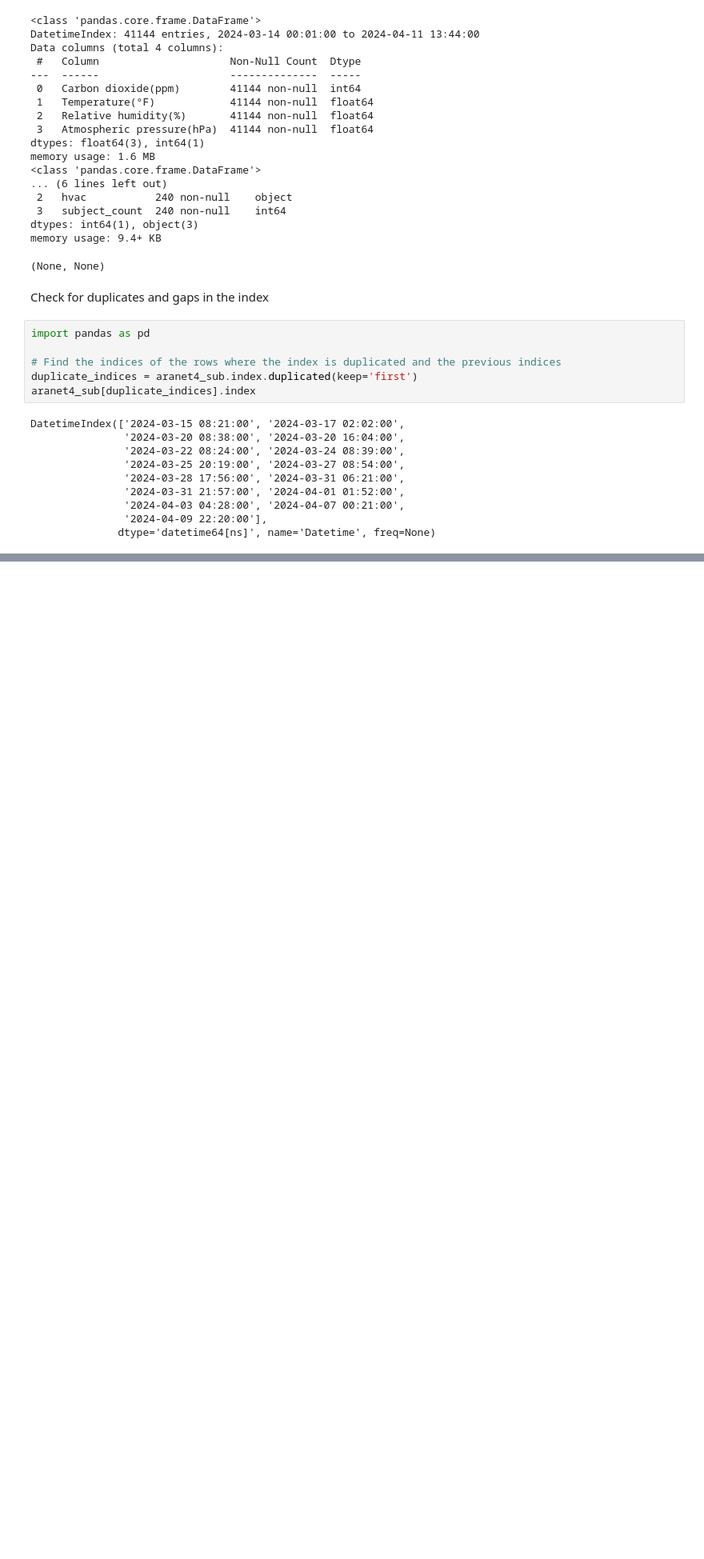
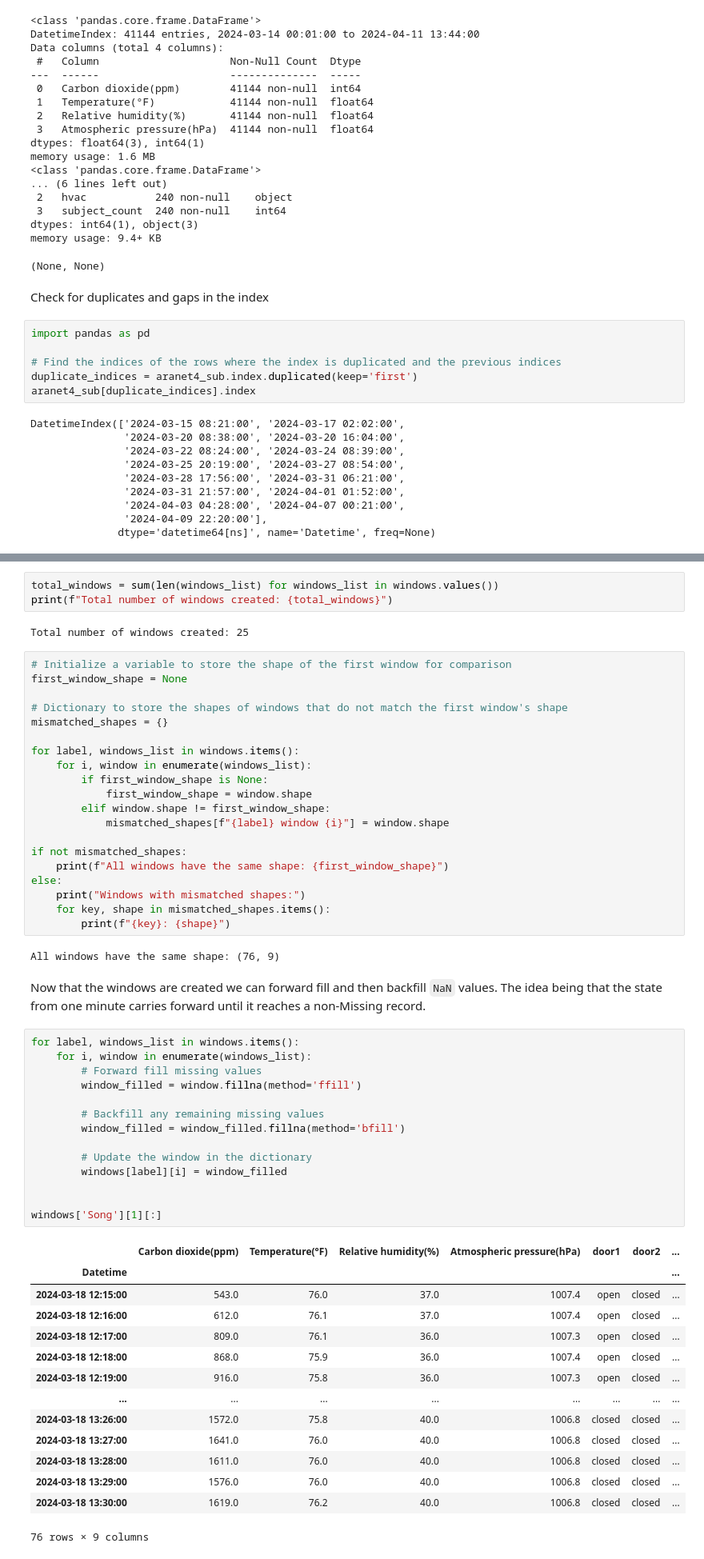
Before and after one commit to coreyddsc/aranet4-project, a Jupyter notebook: coreyd.dsc_temporary/aranet_data_cleaning.ipynb, the cells around one changed output, grey strips where cells are left out. Shown at 80% size. Drawn from its saved outputs; the diff is of its cells as text; blank space fills up the shorter version.

```diff
--- a/coreyd.dsc_temporary/aranet_data_cleaning.ipynb
+++ b/coreyd.dsc_temporary/aranet_data_cleaning.ipynb
@@ -159,0 +514,58 @@ memory usage: 600.0 bytes
+# %%
+total_windows = sum(len(windows_list) for windows_list in windows.values())
+print(f"Total number of windows created: {total_windows}")
+# %% [output]
+Total number of windows created: 25
+# %%
+# Initialize a variable to store the shape of the first window for comparison
+first_window_shape = None
+
+# Dictionary to store the shapes of windows that do not match the first window's shape
+mismatched_shapes = {}
+
+for label, windows_list in windows.items():
+    for i, window in enumerate(windows_list):
+        if first_window_shape is None:
+            first_window_shape = window.shape
+        elif window.shape != first_window_shape:
+            mismatched_shapes[f"{label} window {i}"] = window.shape
+
+if not mismatched_shapes:
+    print(f"All windows have the same shape: {first_window_shape}")
+else:
+    print("Windows with mismatched shapes:")
+    for key, shape in mismatched_shapes.items():
+        print(f"{key}: {shape}")
+# %% [output]
+All windows have the same shape: (76, 9)
+# %% [markdown]
+Now that the windows are created we can forward fill and then backfill `NaN` values. The idea being that the state from one minute carries forward until it reaches a non-Missing record.
+# %%
+for label, windows_list in windows.items():
+    for i, window in enumerate(windows_list):
+        # Forward fill missing values
+        window_filled = window.fillna(method='ffill')
+
+        # Backfill any remaining missing values
+        window_filled = window_filled.fillna(method='bfill')
+
+        # Update the window in the dictionary
+        windows[label][i] = window_filled
+
+
+windows['Song'][1][:]
+# %% [output]
+|  | Carbon dioxide(ppm) | Temperature(°F) | Relative humidity(%) | Atmospheric pressure(hPa) | door1 | door2 | ... |
+| Datetime |  |  |  |  |  |  | ... |
+| 2024-03-18 12:15:00 | 543.0 | 76.0 | 37.0 | 1007.4 | open | closed | ... |
+| 2024-03-18 12:16:00 | 612.0 | 76.1 | 37.0 | 1007.4 | open | closed | ... |
+| 2024-03-18 12:17:00 | 809.0 | 76.1 | 36.0 | 1007.3 | open | closed | ... |
+| 2024-03-18 12:18:00 | 868.0 | 75.9 | 36.0 | 1007.4 | open | closed | ... |
+| 2024-03-18 12:19:00 | 916.0 | 75.8 | 36.0 | 1007.3 | open | closed | ... |
+| ... | ... | ... | ... | ... | ... | ... | ... |
+| 2024-03-18 13:26:00 | 1572.0 | 75.8 | 40.0 | 1006.8 | closed | closed | ... |
+| 2024-03-18 13:27:00 | 1641.0 | 76.0 | 40.0 | 1006.8 | closed | closed | ... |
+| 2024-03-18 13:28:00 | 1611.0 | 76.0 | 40.0 | 1006.8 | closed | closed | ... |
+| 2024-03-18 13:29:00 | 1576.0 | 76.0 | 40.0 | 1006.8 | closed | closed | ... |
+| 2024-03-18 13:30:00 | 1619.0 | 76.2 | 40.0 | 1006.8 | closed | closed | ... |
+76 rows × 9 columns
```
Also changed, not shown: parts of 32 cells of this notebook, 3 other files.
